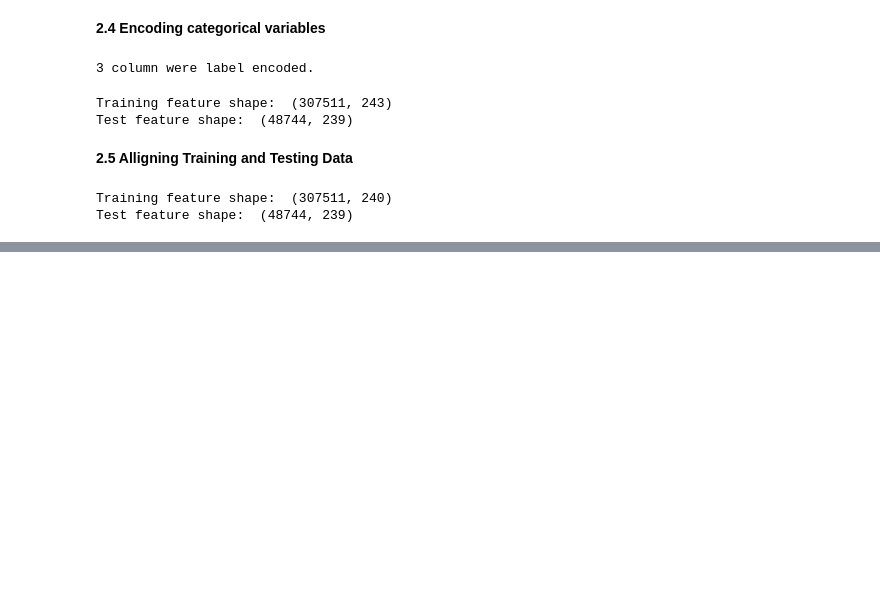
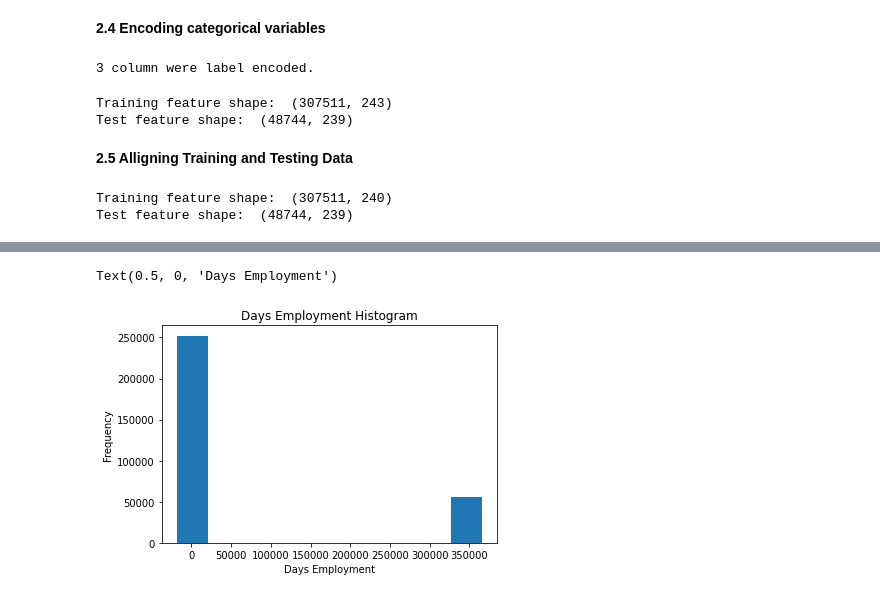
Before and after one commit to Zaman32/random, a Jupyter notebook: home_credit_competition.ipynb, the cells around one changed output, grey strips where cells are left out. Drawn from its saved outputs; the diff is of its cells as text; code cells hidden in the pictures; blank space fills up the shorter version.

```diff
--- a/home_credit_competition.ipynb
+++ b/home_credit_competition.ipynb
@@ -239,0 +266,6 @@ Test feature shape:  (48744, 239)
+# %%
+app_train['DAYS_EMPLOYED'].plot.hist(title='Days Employment Histogram')
+plt.xlabel('Days Employment')
+# %% [output]
+Text(0.5, 0, 'Days Employment')
+[figure, added]
```
Also changed, not shown: parts of 30 cells of this notebook.
